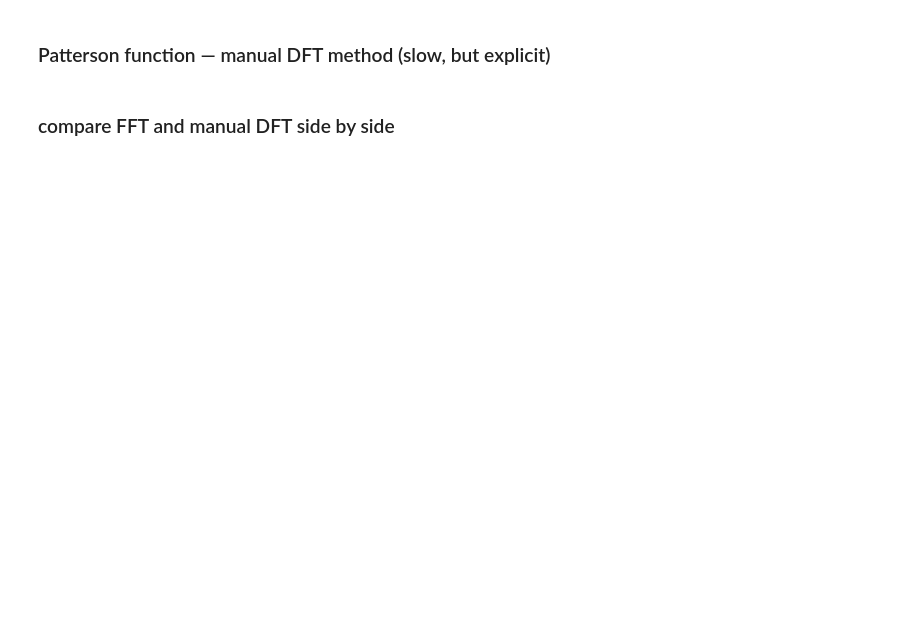
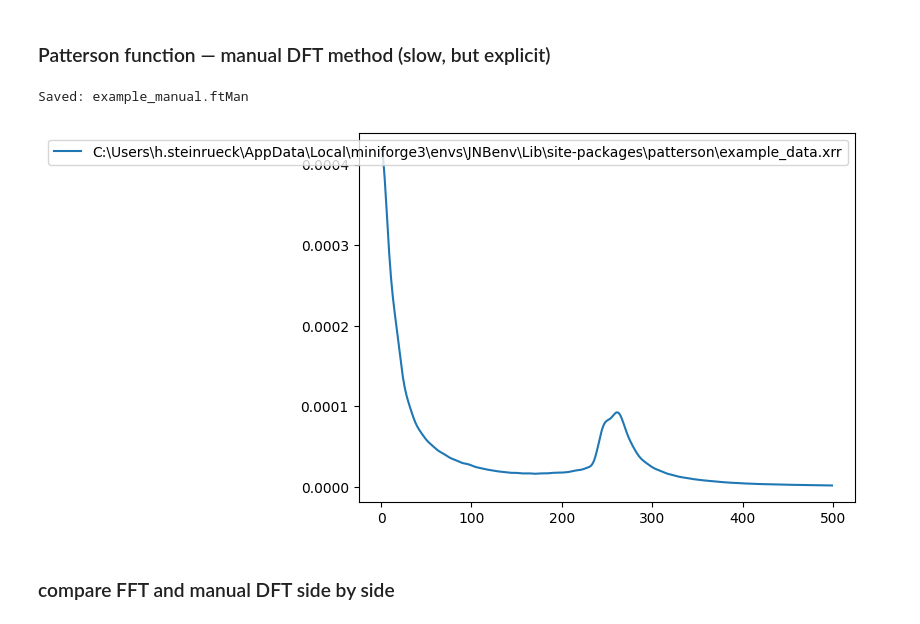
Before and after one commit to hgstei/patterson_xrr, a Jupyter notebook: example.ipynb, the cells around one changed output. Cells and saved outputs as stored; diff of their text form; code cells hidden in the pictures; blank space fills up the shorter version.

```diff
--- a/example.ipynb
+++ b/example.ipynb
@@ -36,19 +39,19 @@ distance_fft, patt_fft = patterson(
 # %%
 distance_man, patt_man = patterson(
     data_file,
     method=1,
-    qMin=0.03,
-    qMax=0.20,
-    maxZ=500,
+    qMin=0.12, qMax=0.6,
+    scale = 1., norm=False,
+    zCutOff=0, maxZ=500,
     rrfNorm=True,
-    rho_sub=0.71,
-    zCutOff=0,
-    norm=False,
-    plot=False,
-    logPlot=False,
+    rho_pre=0.0, rho_sub=0.71,
+    plot=True, logPlot=False,
     save=True,
-    outputFile="example_manual",
-)
+    meanSub=False, windowFunc=False, padding=False, ax=None,
+    outputFile="example_manual")
+# %% [output]
+Saved: example_manual.ftMan
+[figure, added]
 # %% [markdown]
 ### compare FFT and manual DFT side by side
 # %%
```
Also changed, not shown: parts of 3 cells of this notebook, 2 other files.
